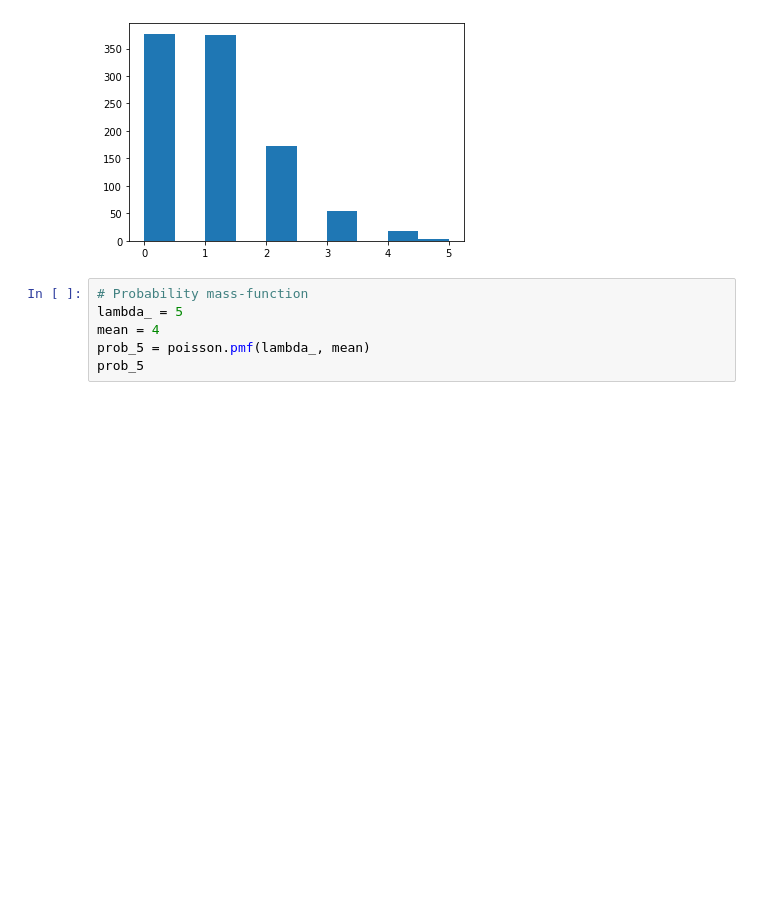
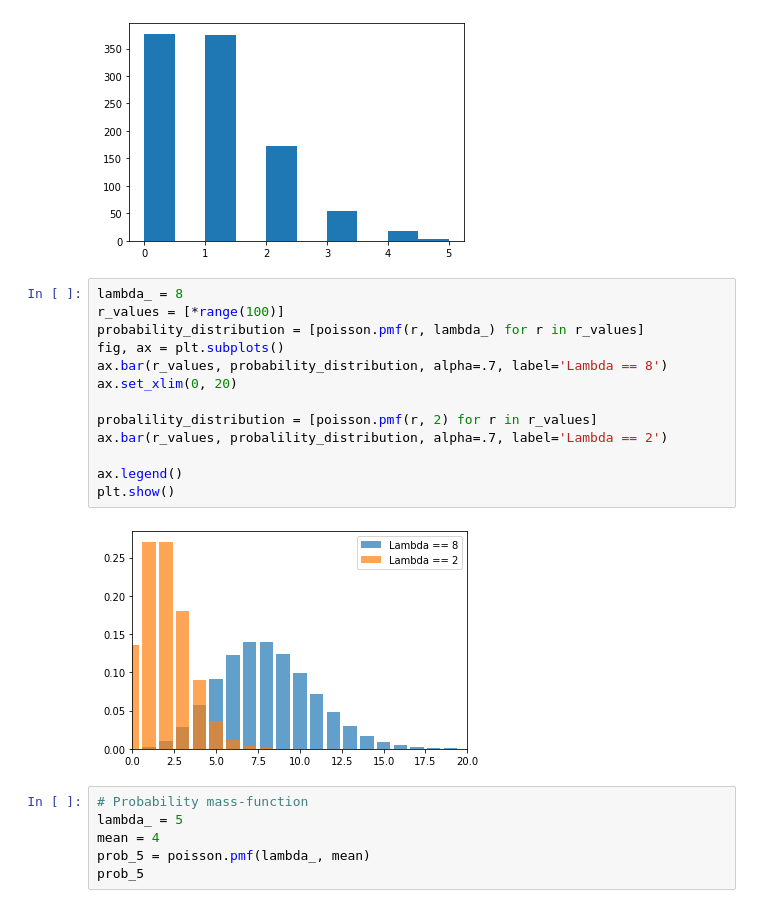
Before and after one commit to yuriikoval1997/datacamp-trainings, a Jupyter notebook: numpy101/statistics.ipynb, the cells around one changed output. Drawn from its saved outputs; the diff is of its cells as text; blank space fills up the shorter version.

```diff
--- a/numpy101/statistics.ipynb
+++ b/numpy101/statistics.ipynb
@@ -448,6 +467,21 @@ plt.hist(poi)
 plt.show()
 # %% [output]
 [figure]
+# %%
+lambda_ = 8
+r_values = [*range(100)]
+probability_distribution = [poisson.pmf(r, lambda_) for r in r_values]
+fig, ax = plt.subplots()
+ax.bar(r_values, probability_distribution, alpha=.7, label='Lambda == 8')
+ax.set_xlim(0, 20)
+
+probalility_distribution = [poisson.pmf(r, 2) for r in r_values]
+ax.bar(r_values, probalility_distribution, alpha=.7, label='Lambda == 2')
+
+ax.legend()
+plt.show()
+# %% [output]
+[figure, added]
 # %%
 # Probability mass-function
 lambda_ = 5
```
Also changed, not shown: parts of 21 cells of this notebook, 9 other files.
